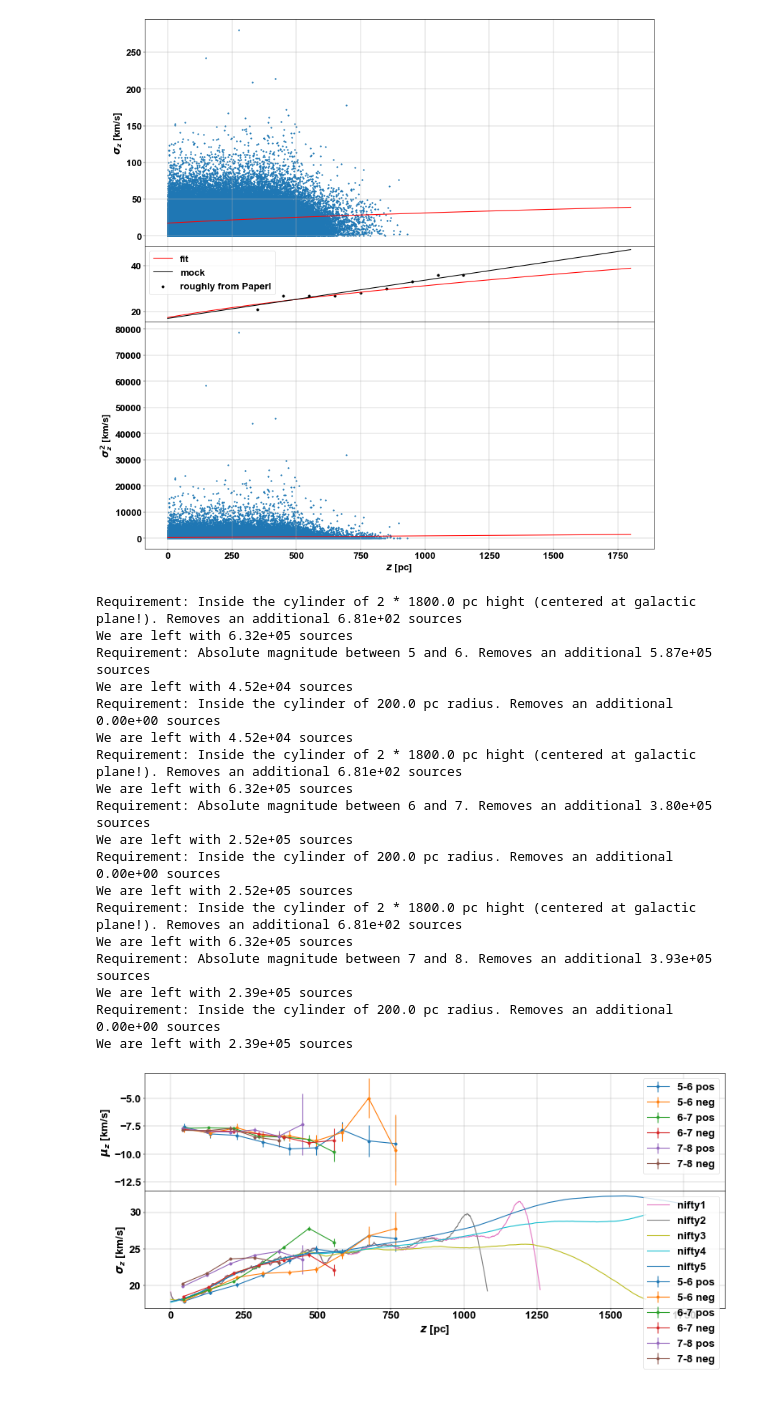
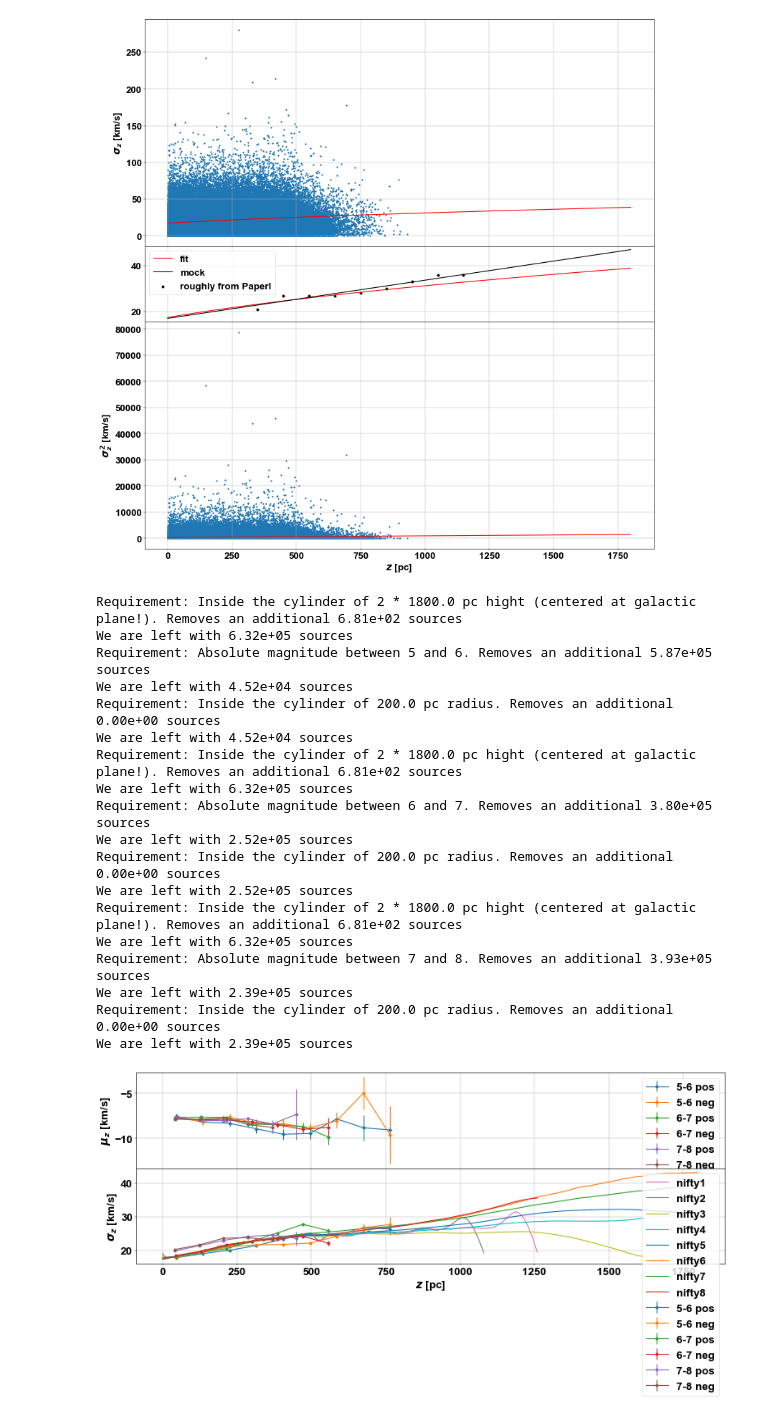
Before and after one commit to rubba0220/Bachelorarbeit, a Jupyter notebook: GaiaDR3_Data.ipynb, the cells around one changed output. Saved outputs shown, nothing was run; the diff lists cells and outputs as text; code cells hidden in the pictures.

```diff
--- a/GaiaDR3_Data.ipynb
+++ b/GaiaDR3_Data.ipynb
@@ -472,12 +472,15 @@ def vel_disp(am_min, am_max, n_bins):
     return vz_means[~i], vz_stds[~i], evz_means[~i], evz_stds[~i], z[~i]
 
 cf = pd.read_csv('real data test/cf_56_v2_.csv', header=None).iloc[:,2]
-cf_ = pd.read_csv('real data test/cf_56_v2__.csv', header=None).iloc[:,2]
+cf_ = pd.read_csv('real data test/cf_56_v2__.csv', header=None).iloc[:,4]
 cf1 = jnp.exp(jnp.array([float(el) for el in cf[0].strip('[]').split()]))
 cf2 = jnp.exp(jnp.array([float(el) for el in cf[1].strip('[]').split()]))
 cf3 = jnp.exp(jnp.array([float(el) for el in cf[2].strip('[]').split()]))
-cf4 = ( 20. + 10./1200.*jnp.linspace(0, 1620, 1621) )**2 * jnp.exp(jnp.array([float(el) for el in cf_[0].strip('[]').split()]))
-cf5 = ( 20. + 10./1200.*jnp.linspace(0, 1800, 1801) )**2 * jnp.exp(jnp.array([float(el) for el in cf_[1].strip('[]').split()]))
+cf4 = jnp.array([float(el) for el in cf_[0].strip('[]').split()])
+cf5 = jnp.array([float(el) for el in cf_[1].strip('[]').split()])
+cf6 = jnp.array([float(el) for el in cf_[2].strip('[]').split()])
+cf7 = jnp.array([float(el) for el in cf_[3].strip('[]').split()])
+cf8 = jnp.array([float(el) for el in cf_[4].strip('[]').split()])
 
 
 fig, ax = plt.subplots(2,1, figsize=(20,10), sharex=True)
@@ -494,39 +497,42 @@ ax[1].plot(np.linspace(0, 1080, 1081), jnp.sqrt(cf2), label='nifty2')
 ax[1].plot(np.linspace(0, 1620, 1621), jnp.sqrt(cf3), label='nifty3')
 ax[1].plot(np.linspace(0, 1620, 1621), jnp.sqrt(cf4), label='nifty4')
 ax[1].plot(np.linspace(0, 1800, 1801), jnp.sqrt(cf5), label='nifty5')
+ax[1].plot(np.linspace(0, 1800, 1801), jnp.sqrt(cf6), label='nifty6')
+ax[1].plot(np.linspace(0, 1800, 1801), jnp.sqrt(cf7), label='nifty7')
+ax[1].plot(np.linspace(0, 1260, 1261), jnp.sqrt(cf8), label='nifty8')
 ax[0].set_xlabel(r"$z$ [pc]")
 ax[0].set_ylabel(r"$\mu_z$ [km/s]")
 ax[0].grid()
 ax[0].legend()
 ax[1].set_xlabel(r"$z$ [pc]")
 ax[1].set_ylabel(r"$\sigma_z$ [km/s]")
 ax[1].grid()
 ax[1].legend()
 plt.tight_layout()
 fig.subplots_adjust(hspace=0.0)
 plt.savefig("Plots/Vertical_velocity_dispersion_comparison.png")
 fig.set_dpi(40)
 plt.show()
 # %% [output]
 Requirement: Inside the cylinder of 2 * 1800.0 pc hight (centered at galactic plane!). Removes an additional 6.81e+02 sources
 We are left with 6.32e+05 sources
 Requirement: Absolute magnitude between 5 and 6. Removes an additional 5.87e+05 sources
 We are left with 4.52e+04 sources
 Requirement: Inside the cylinder of 200.0 pc radius. Removes an additional 0.00e+00 sources
 We are left with 4.52e+04 sources
 Requirement: Inside the cylinder of 2 * 1800.0 pc hight (centered at galactic plane!). Removes an additional 6.81e+02 sources
 We are left with 6.32e+05 sources
 Requirement: Absolute magnitude between 6 and 7. Removes an additional 3.80e+05 sources
 We are left with 2.52e+05 sources
 Requirement: Inside the cylinder of 200.0 pc radius. Removes an additional 0.00e+00 sources
 We are left with 2.52e+05 sources
 Requirement: Inside the cylinder of 2 * 1800.0 pc hight (centered at galactic plane!). Removes an additional 6.81e+02 sources
 We are left with 6.32e+05 sources
 Requirement: Absolute magnitude between 7 and 8. Removes an additional 3.93e+05 sources
 We are left with 2.39e+05 sources
 Requirement: Inside the cylinder of 200.0 pc radius. Removes an additional 0.00e+00 sources
 We are left with 2.39e+05 sources
-[figure, old version]
+[figure, new version]
 # %%
 def Verarbeitung(am_min, am_max, n_bin, range, Plot):
     # Histogram in z
```
Also changed, not shown: 10 other files.
